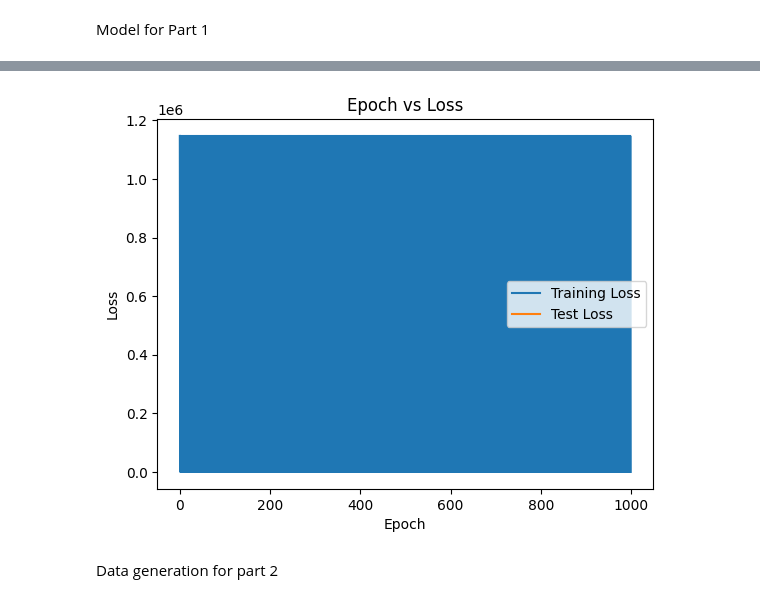
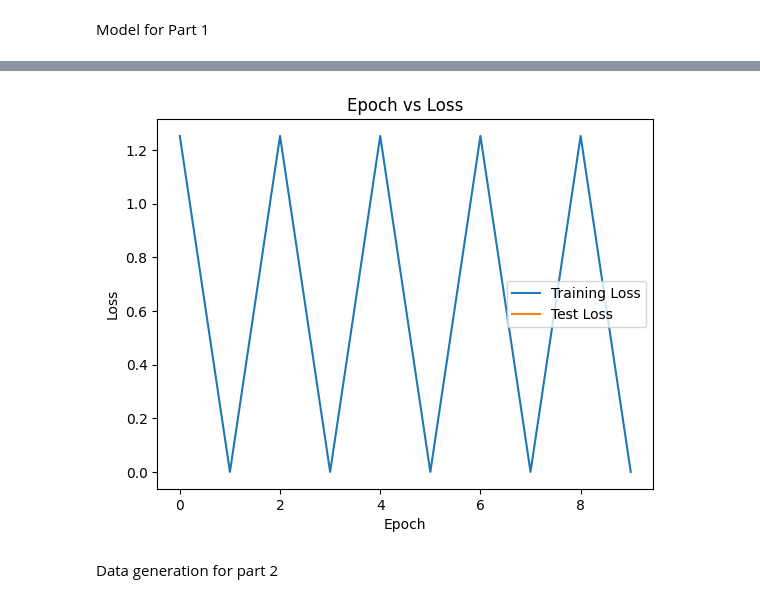
Before and after one commit to sprutxz/IntroToAI, a Jupyter notebook: Project3.ipynb, the cells around one changed output, grey strips where cells are left out. Saved outputs shown, nothing was run; the diff lists cells and outputs as text; code cells hidden in the pictures.

```diff
--- a/Project3.ipynb
+++ b/Project3.ipynb
@@ -149,7 +149,6 @@ class LogisticRegressionModel():
 
     def costFunction (self, features, weights, y): #Loss Function
         loss = -1 * y * self.log(self.sigmoid(np.dot(weights, features)) - (1-y) * self.log(self.sigmoid(1-np.dot(weights, features))))
-        loss /= 1/len(weights-1)
         return loss
 
     def gradientDescent(self, features, weights, alpha, y):
@@ -170,13 +169,18 @@ class LogisticRegressionModel():
         for epoch in range(epochs):
             for j in range(len(x_train)): #Loop through each sample in the dataset
                 self.gradientDescent(self.x_train[j], self.weights, self.alpha, self.y_train[j])
+                if(j==(len(x_train)-1)):
+                    print(weights)
             loss_train = 0
             for x in range(len(x_train)):
+                if(j==(len(x_train)-1)):
+                    print(weights)
                 loss_train+=self.costFunction(self.x_train[x], self.weights, self.y_train[x])
-
+            loss_train /= len(x_train)
             print("Epoch: ", epoch, "Loss: ", loss_train)
             self.train_loss_history.append(loss_train)
             loss_test = 0
+            loss_test /= len(self.x_test)
             for x_test in range(len(x_train)):
                 loss_train+=self.costFunction(self.x_test[x], self.weights, self.y_test[x])
             self.train_loss_history.append(loss_test)
@@ -197,8 +201,8 @@ class LogisticRegressionModel():
 
 
 weights = np.random.randn(len(x_train[0]))
-alpha = 0.1 # Left at 0.05 for now
-epochs = 500
+alpha = 0.05 # Left at 0.05 for now
+epochs = 5
 model = LogisticRegressionModel(weights, alpha, epochs)
 model.fit(weights, alpha, x_train, y_train, x_test, y_test, epochs)
 # %% [output]
@@ -222,4 +226,4 @@ Epoch:  499 Loss:  1147107.306469531
-[figure, old version]
+[figure, new version]
 # %% [markdown]
 Data generation for part 2
 # %%
```
Also changed, not shown: parts of 1 cell of this notebook.
